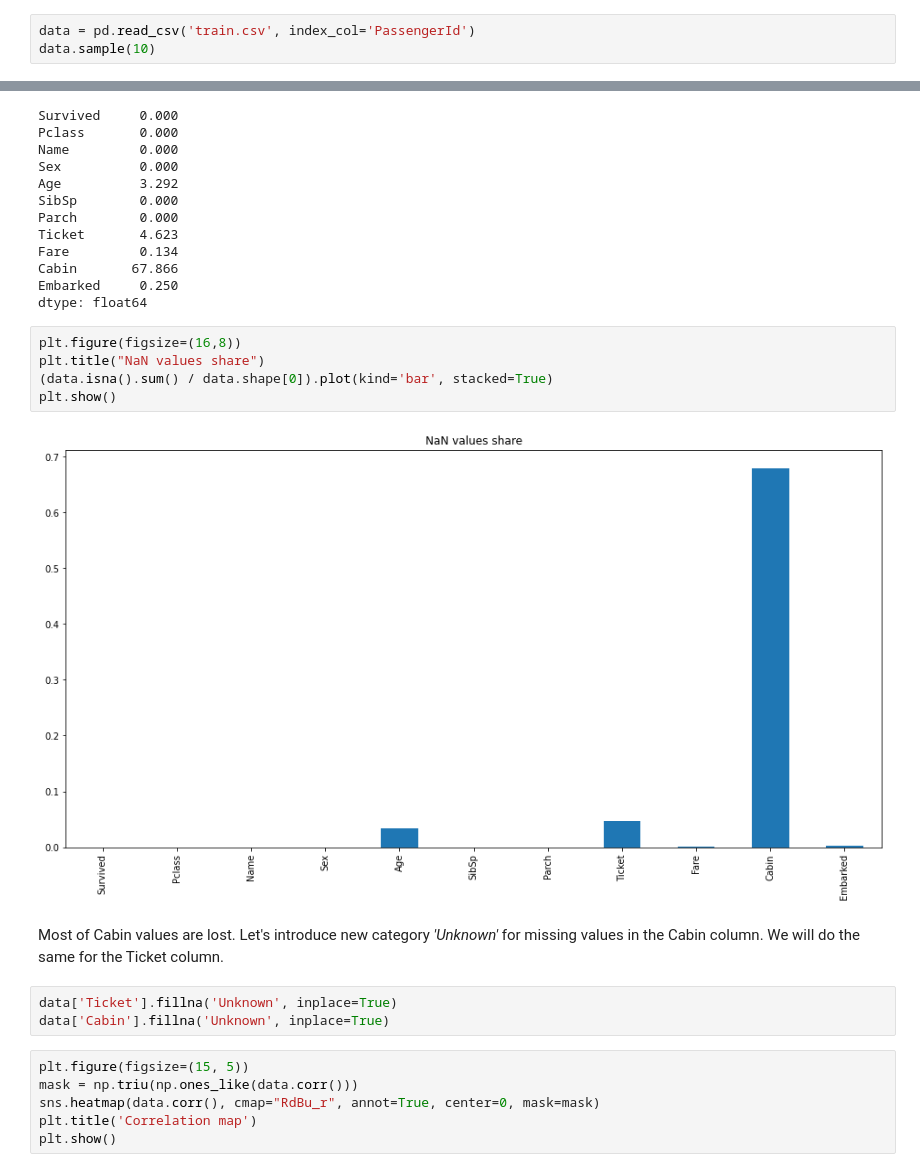
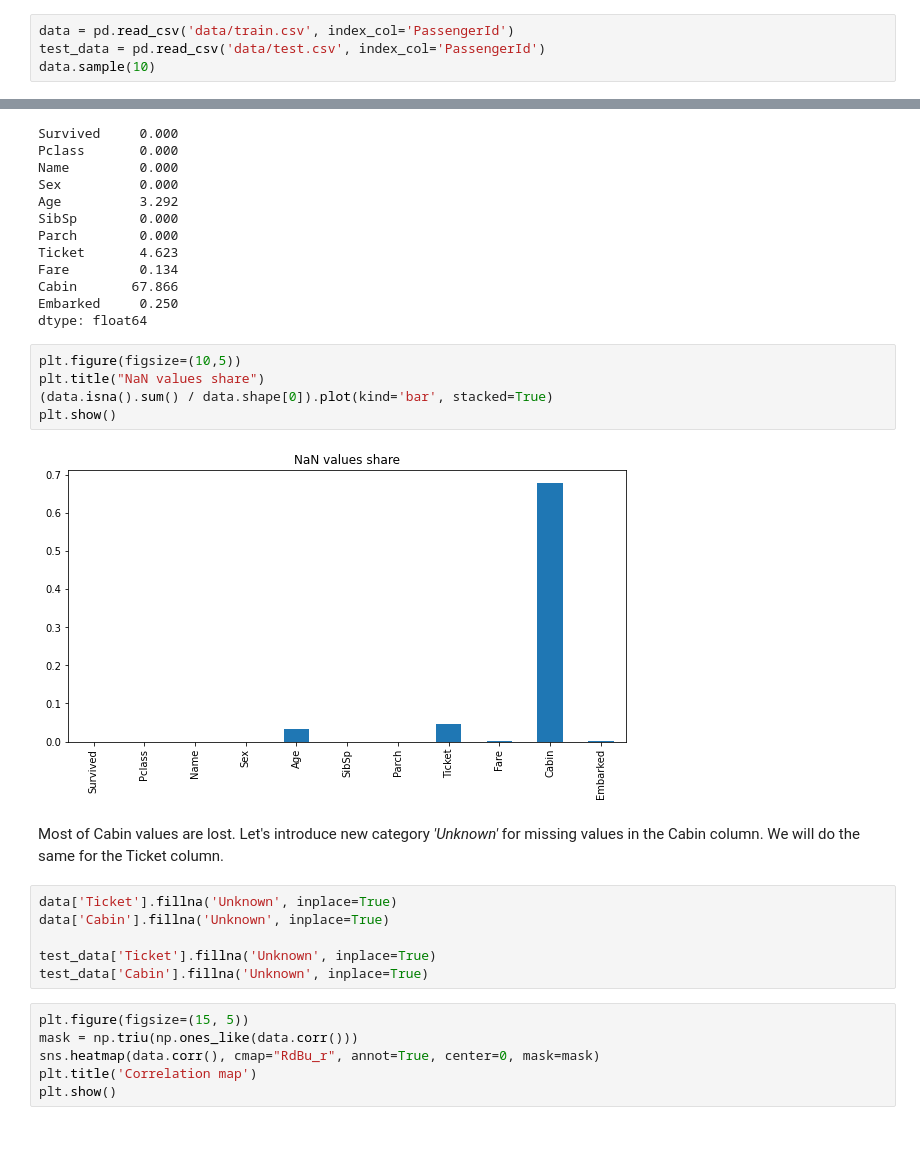
Before and after one commit to MeSugar/synth_competition, a Jupyter notebook: synthanic_competition.ipynb, the cells around one changed output, grey strips where cells are left out. Drawn from its saved outputs; the diff is of its cells as text; blank space fills up the shorter version.

```diff
--- a/synthanic_competition.ipynb
+++ b/synthanic_competition.ipynb
@@ -41,7 +41,8 @@ parch: The dataset defines family relations in this way...
 - Child = daughter, son, stepdaughter, stepson
 - Some children travelled only with a nanny, therefore parch=0 for them.
 # %%
-data = pd.read_csv('train.csv', index_col='PassengerId')
+data = pd.read_csv('data/train.csv', index_col='PassengerId')
+test_data = pd.read_csv('data/test.csv', index_col='PassengerId')
 data.sample(10)
 # %% [output]
 |  | Survived | Pclass | Name | Sex | Age | SibSp | Parch | Ticket | Fare | Cabin | ... |
@@ -136,17 +137,20 @@ Cabin       67.866
 Embarked     0.250
 dtype: float64
 # %%
-plt.figure(figsize=(16,8))
+plt.figure(figsize=(10,5))
 plt.title("NaN values share")
 (data.isna().sum() / data.shape[0]).plot(kind='bar', stacked=True)
 plt.show()
 # %% [output]
-[figure, old version]
+[figure, new version]
 # %% [markdown]
 Most of Cabin values are lost. Let's introduce new category *'Unknown'* for missing values in the Cabin column. We will do the same for the Ticket column.
 # %%
 data['Ticket'].fillna('Unknown', inplace=True)
 data['Cabin'].fillna('Unknown', inplace=True)
+
+test_data['Ticket'].fillna('Unknown', inplace=True)
+test_data['Cabin'].fillna('Unknown', inplace=True)
 # %%
 plt.figure(figsize=(15, 5))
 mask = np.triu(np.ones_like(data.corr()))
```
Also changed, not shown: parts of 81 cells of this notebook.
